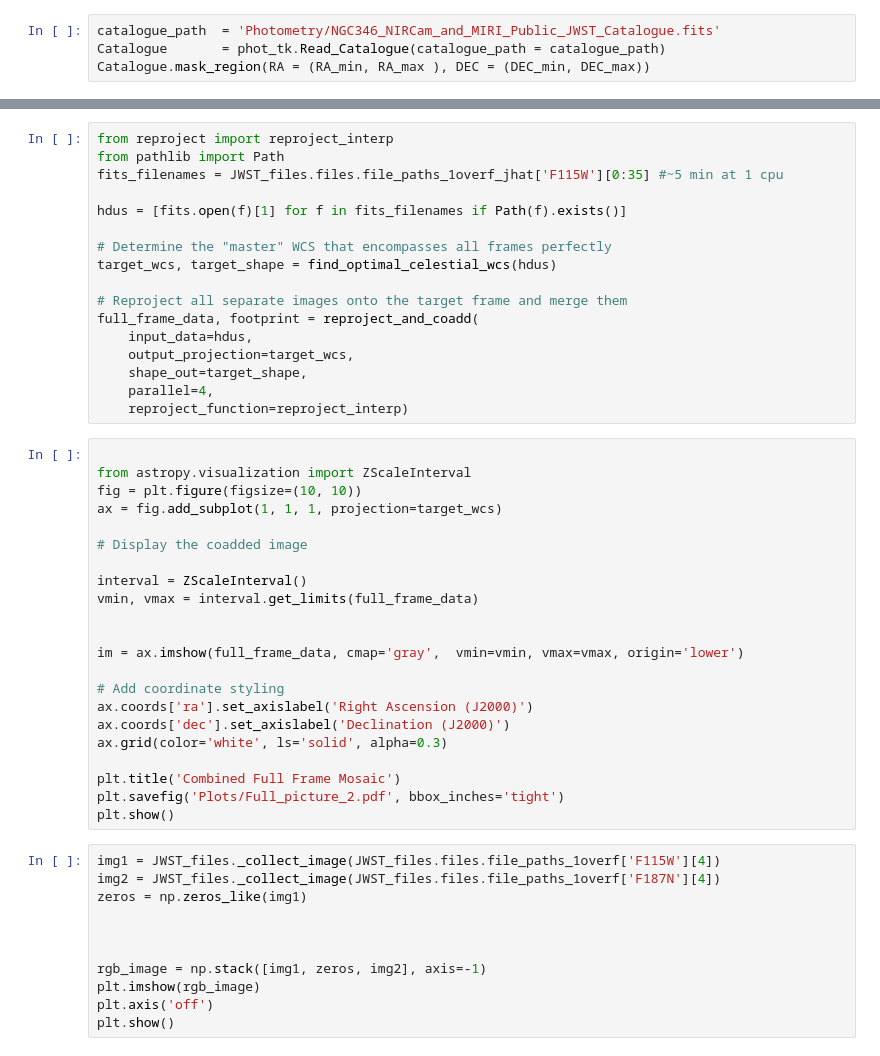
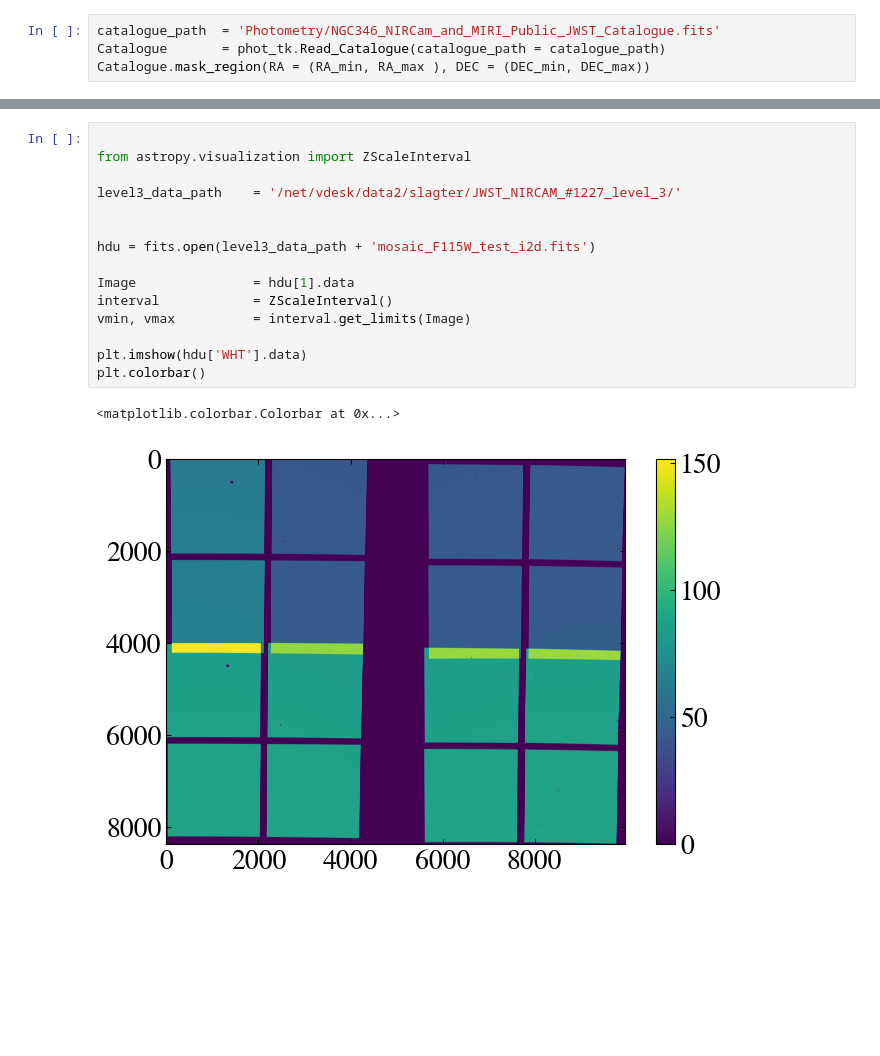
Before and after one commit to LukaSlagter/STRW-MSC, a Jupyter notebook: Photometry/Testing_Pipeline_SB2.ipynb, the cells around one changed output, grey strips where cells are left out. Saved outputs shown, nothing was run; the diff lists cells and outputs as text; blank space fills up the shorter version.

Commit message:
Added mosaicing & trying for wht cut

```diff
--- a/Photometry/Testing_Pipeline_SB2.ipynb
+++ b/Photometry/Testing_Pipeline_SB2.ipynb
@@ -130,50 +135,18 @@ plt.show()
-# %%
-from reproject import reproject_interp
-from pathlib import Path
-fits_filenames = JWST_files.files.file_paths_1overf_jhat['F115W'][0:35] #~5 min at 1 cpu
-
-hdus = [fits.open(f)[1] for f in fits_filenames if Path(f).exists()]
-
-# Determine the "master" WCS that encompasses all frames perfectly
-target_wcs, target_shape = find_optimal_celestial_wcs(hdus)
-
-# Reproject all separate images onto the target frame and merge them
-full_frame_data, footprint = reproject_and_coadd(
-    input_data=hdus,
-    output_projection=target_wcs,
-    shape_out=target_shape,
-    parallel=4,
-    reproject_function=reproject_interp)
-# %%
-
-from astropy.visualization import ZScaleInterval
-fig = plt.figure(figsize=(10, 10))
-ax = fig.add_subplot(1, 1, 1, projection=target_wcs)
-
-# Display the coadded image
-
-interval = ZScaleInterval()
-vmin, vmax = interval.get_limits(full_frame_data)
-
-
-im = ax.imshow(full_frame_data, cmap='gray',  vmin=vmin, vmax=vmax, origin='lower')
-
-# Add coordinate styling
-ax.coords['ra'].set_axislabel('Right Ascension (J2000)')
-ax.coords['dec'].set_axislabel('Declination (J2000)')
-ax.grid(color='white', ls='solid', alpha=0.3)
-
-plt.title('Combined Full Frame Mosaic')
-plt.savefig('Plots/Full_picture_2.pdf', bbox_inches='tight')
-plt.show()
-# %%
-img1 = JWST_files._collect_image(JWST_files.files.file_paths_1overf['F115W'][4])
-img2 = JWST_files._collect_image(JWST_files.files.file_paths_1overf['F187N'][4])
-zeros = np.zeros_like(img1)
-
-
-
-rgb_image = np.stack([img1, zeros, img2], axis=-1)
-plt.imshow(rgb_image)
-plt.axis('off')
-plt.show()
+# %%
+
+from astropy.visualization import ZScaleInterval
+
+level3_data_path    = '/net/vdesk/data2/slagter/JWST_NIRCAM_#1227_level_3/'
+
+
+hdu = fits.open(level3_data_path + 'mosaic_F115W_test_i2d.fits')
+
+Image               = hdu[1].data
+interval            = ZScaleInterval()
+vmin, vmax          = interval.get_limits(Image)
+
+plt.imshow(hdu['WHT'].data)
+plt.colorbar()
+# %% [output]
+<matplotlib.colorbar.Colorbar at 0x...>
+[figure, added]
```
Also changed, not shown: parts of 13 cells of this notebook, 57 other files.
